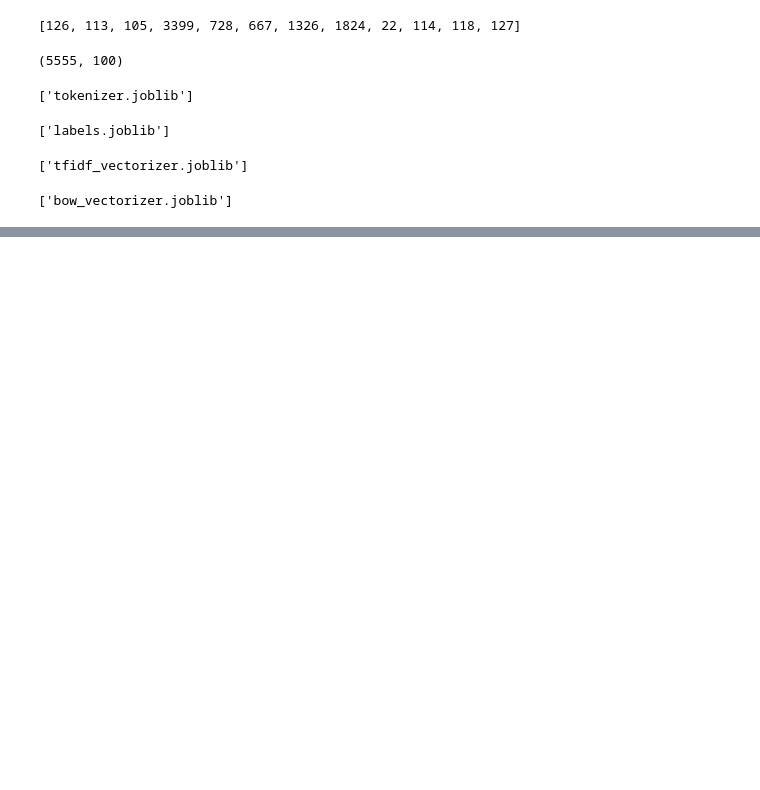
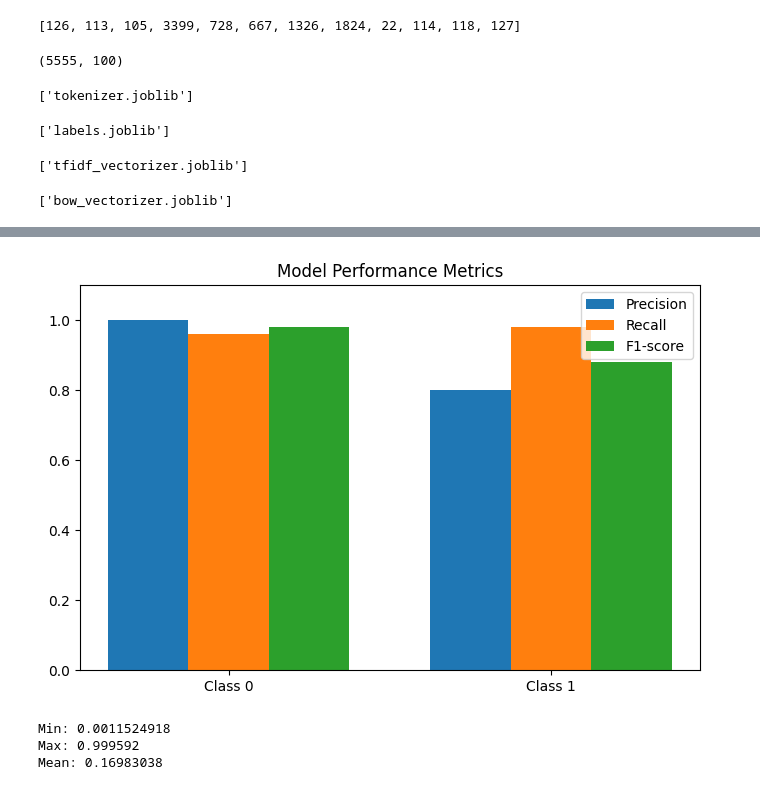
Before and after one commit to Psalmist70/sms-phishing-detection, a Jupyter notebook: notebooks/sms-phishing.ipynb, the cells around one changed output, grey strips where cells are left out. Drawn from its saved outputs; the diff is of its cells as text; code cells hidden in the pictures; blank space fills up the shorter version.

```diff
--- a/notebooks/sms-phishing.ipynb
+++ b/notebooks/sms-phishing.ipynb
@@ -631,0 +816,38 @@ df.to_csv('final_featured_dataset.csv', index=False)
+# %%
+import matplotlib.pyplot as plt
+import numpy as np
+
+# Values from your report
+labels = ['Class 0', 'Class 1']
+
+precision = [1.00, 0.80]
+recall = [0.96, 0.98]
+f1_score = [0.98, 0.88]
+
+x = np.arange(len(labels))
+width = 0.25
+
+plt.figure(figsize=(8,5))
+
+plt.bar(x - width, precision, width, label='Precision')
+plt.bar(x, recall, width, label='Recall')
+plt.bar(x + width, f1_score, width, label='F1-score')
+
+plt.xticks(x, labels)
+plt.ylim(0, 1.1)
+plt.title('Model Performance Metrics')
+plt.legend()
+
+plt.show()
+# %% [output]
+[figure, added]
+# %%
+import numpy as np
+
+print("Min:", np.min(y_prob))
+print("Max:", np.max(y_prob))
+print("Mean:", np.mean(y_prob))
+# %% [output]
+Min: 0.0011524918
+Max: 0.999592
+Mean: 0.16983038
```
Also changed, not shown: parts of 17 cells of this notebook.
